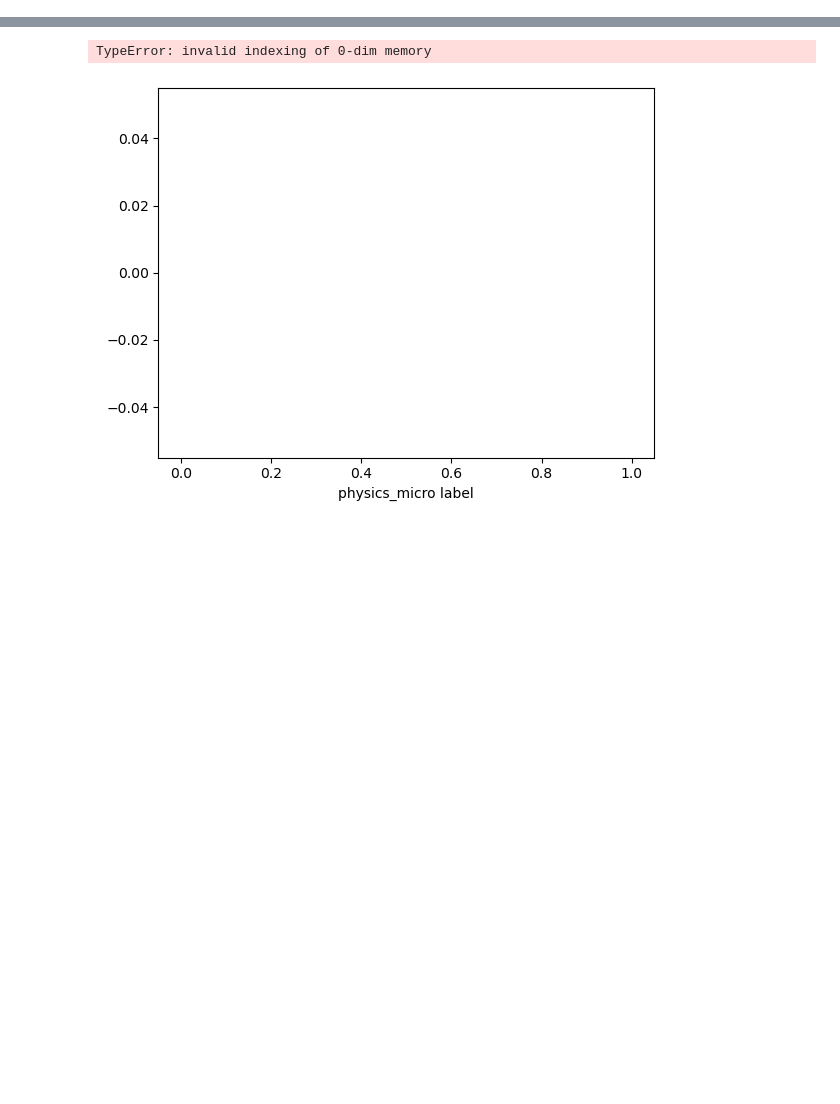
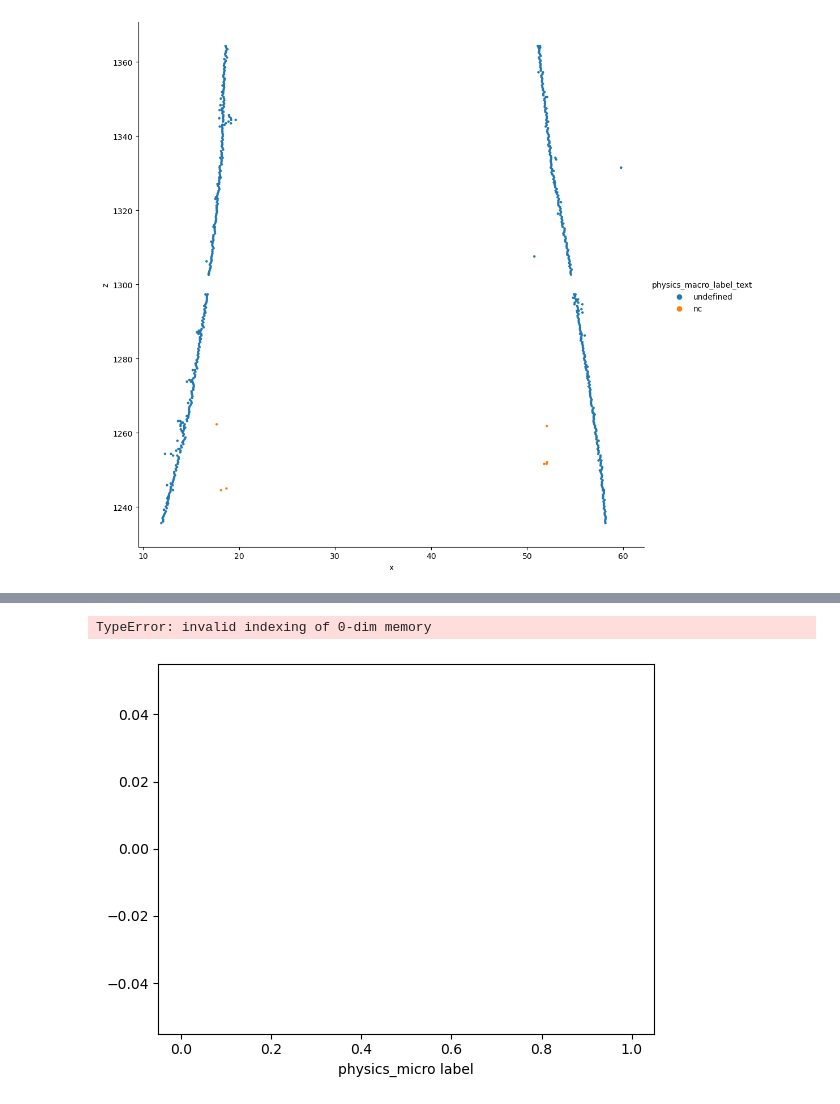
Before and after one commit to Neutron-Calibration-in-DUNE/ArrakisND, a Jupyter notebook: notebooks/test_arrakis.ipynb, the cells around one changed output, grey strips where cells are left out. Drawn from its saved outputs; the diff is of its cells as text; code cells hidden in the pictures; blank space fills up the shorter version.

```diff
--- a/notebooks/test_arrakis.ipynb
+++ b/notebooks/test_arrakis.ipynb
@@ -138,0 +140,12 @@ plt.show()
+# %%
+sn.relplot(
+    data=df,
+    x="x", y="z",
+    hue="physics_macro_label_text",
+    linewidth=0,
+    s=10,
+    height=10
+)
+plt.show()
+# %% [output]
+[figure, added]
```
Also changed, not shown: parts of 15 cells of this notebook, 6 other files.
